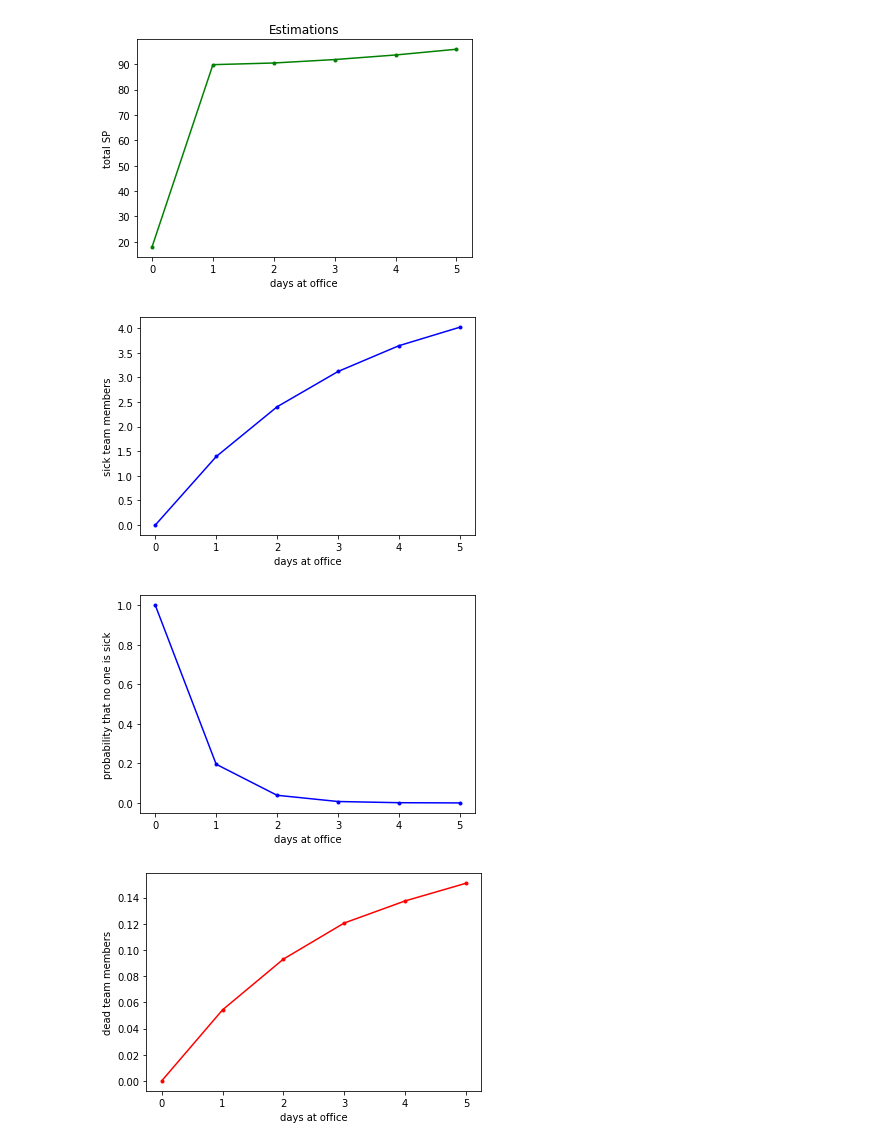
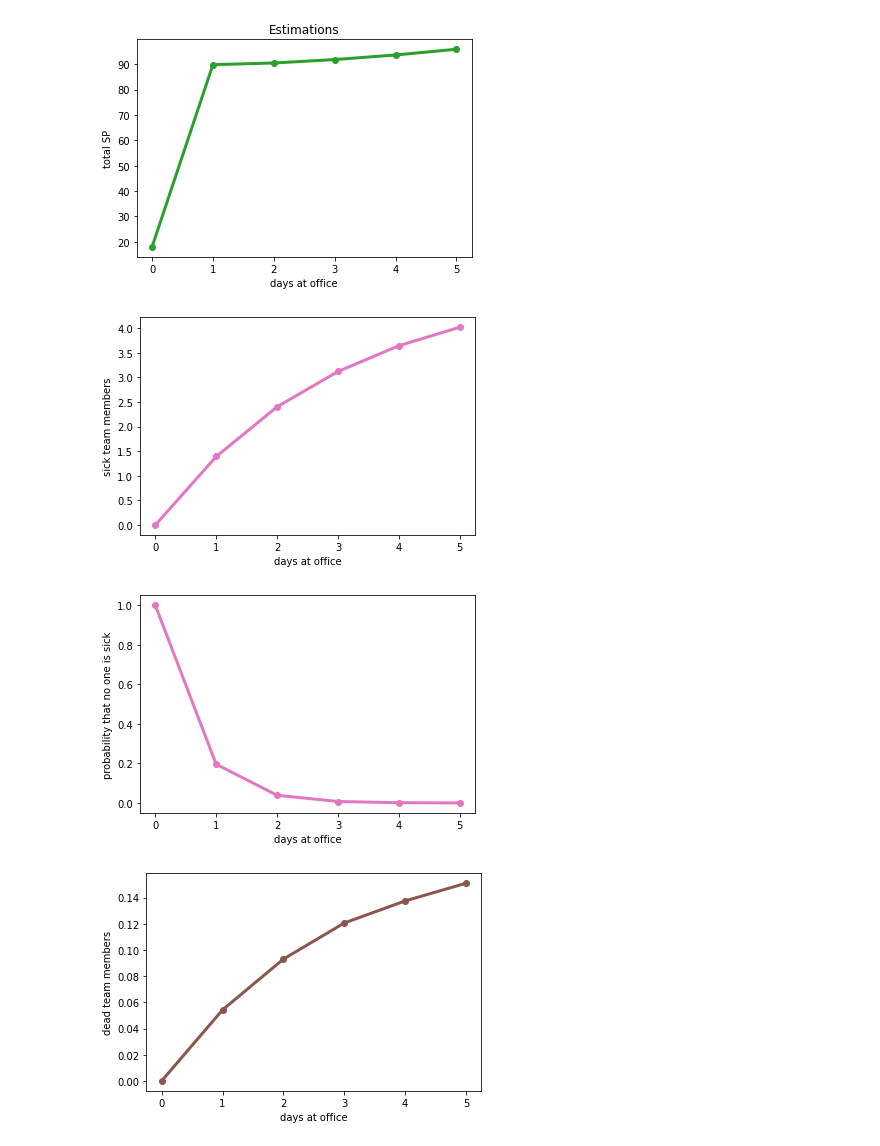
Before and after one commit to philipplozovoy/covid19_max_team_productivity, a Jupyter notebook: max_team_productivity.ipynb, the cells around one changed output. Cells and saved outputs as stored; diff of their text form; code cells hidden in the pictures.

```diff
--- a/max_team_productivity.ipynb
+++ b/max_team_productivity.ipynb
@@ -169,24 +169,24 @@ mean_death_office.append(np.mean(bs_death))
 # %%
 days_in_office = np.arange(6)
 _ = plt.title('Estimations')
-_ = plt.plot(days_in_office, mean_sp_office, marker='.', color='green')
+_ = plt.plot(days_in_office, mean_sp_office, marker='.', linewidth=3, markersize=12, color='tab:green')
 _ = plt.xlabel('days at office')
 _ = plt.ylabel('total SP')
 plt.show()
-_ = plt.plot(days_in_office, mean_sick_office, marker='.', color='blue')
+_ = plt.plot(days_in_office, mean_sick_office, marker='.', linewidth=3, markersize=12, color='tab:pink')
 _ = plt.xlabel('days at office')
 _ = plt.ylabel('sick team members')
 plt.show()
-_ = plt.plot(days_in_office, mean_no_sick_office, marker='.', color='blue')
+_ = plt.plot(days_in_office, mean_no_sick_office, marker='.',linewidth=3, markersize=12, color='tab:pink')
 _ = plt.xlabel('days at office')
 _ = plt.ylabel('probability that no one is sick')
 plt.show()
-_ = plt.plot(days_in_office, mean_death_office, marker='.', color='red')
+_ = plt.plot(days_in_office, mean_death_office, marker='.',linewidth=3, markersize=12, color='tab:brown')
 _ = plt.xlabel('days at office')
 _ = plt.ylabel('dead team members')
 plt.show()
 # %% [output]
-[figure, old version]
+[figure, new version]
-[figure, old version]
+[figure, new version]
-[figure, old version]
+[figure, new version]
-[figure, old version]
+[figure, new version]
```
